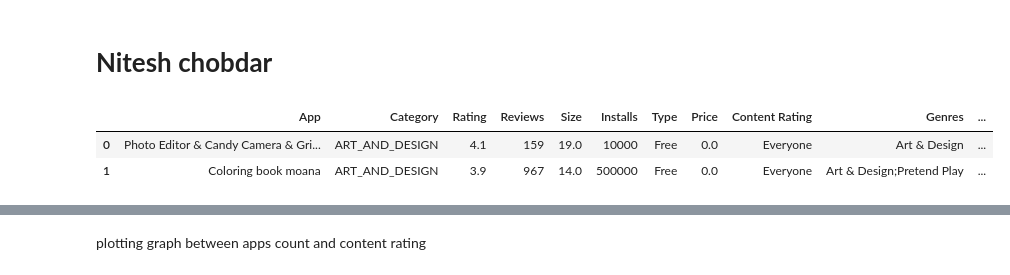
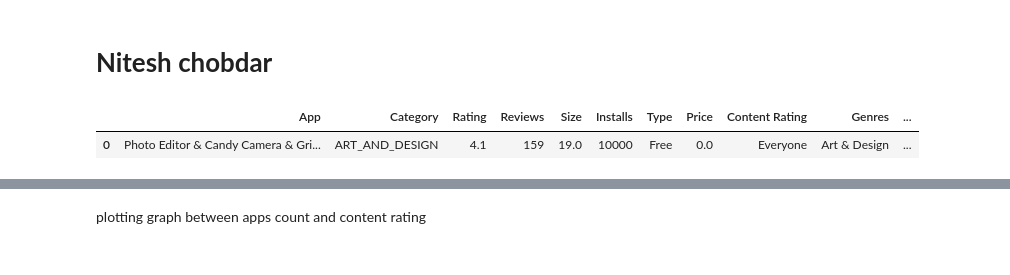
Before and after one commit to niteshchobdar38/EDA-project, a Jupyter notebook: Nitesh_Play_Store_Review.ipynb, the cells around one changed output, grey strips where cells are left out. Drawn from its saved outputs; the diff is of its cells as text; code cells hidden in the pictures.

```diff
--- a/Nitesh_Play_Store_Review.ipynb
+++ b/Nitesh_Play_Store_Review.ipynb
@@ -264,9 +264,8 @@ Name: Size, Length: 10346, dtype: float64
 # **Nitesh** **chobdar**
 # %%
 final_df_data=df_non_dup_non_na_data.copy()
-final_df_data.head(2)
+final_df_data.head(1)
 # %% [output]
 |  | App | Category | Rating | Reviews | Size | Installs | Type | Price | Content Rating | Genres | ... |
 | 0 | Photo Editor & Candy Camera & Gri... | ART_AND_DESIGN | 4.1 | 159 | 19.0 | 10000 | Free | 0.0 | Everyone | Art & Design | ... |
-| 1 | Coloring book moana | ART_AND_DESIGN | 3.9 | 967 | 14.0 | 500000 | Free | 0.0 | Everyone | Art & Design;Pretend Play | ... |
 # %%
```
Also changed, not shown: parts of 12 cells of this notebook.
